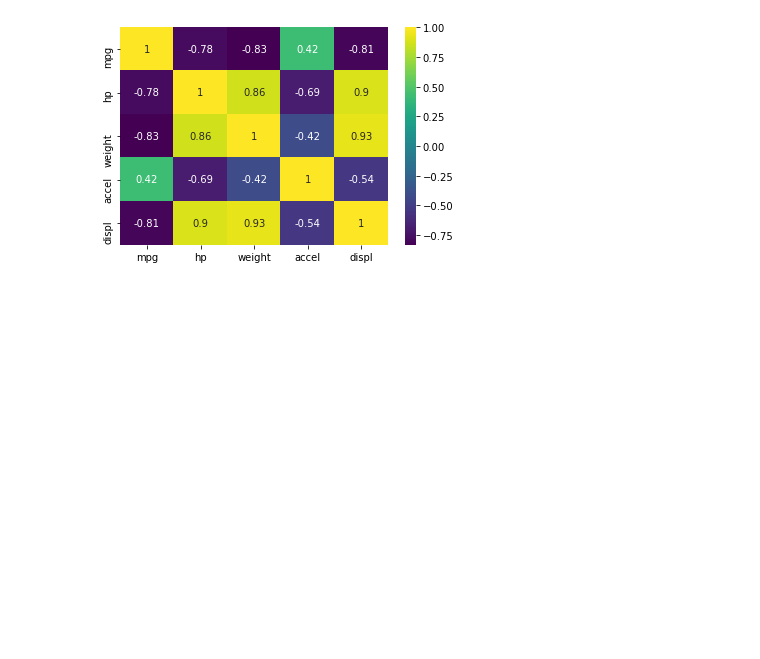
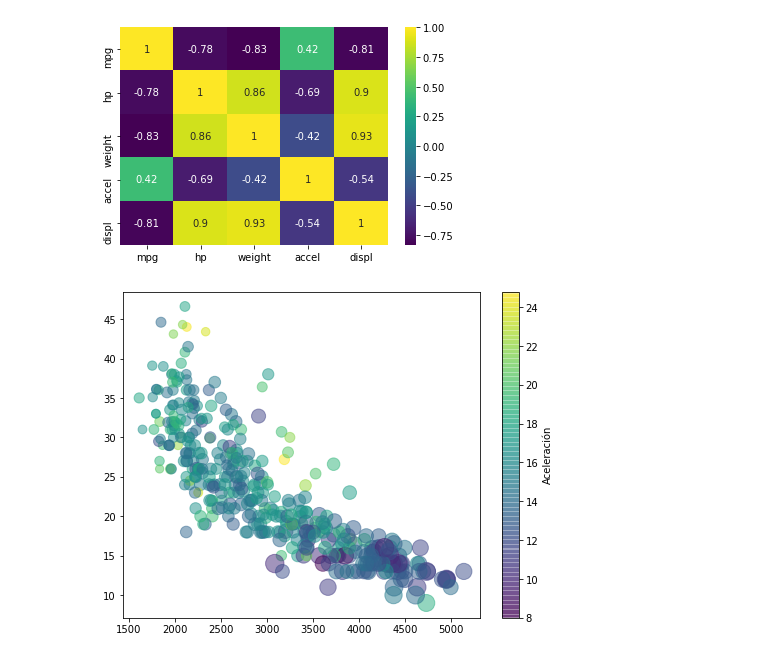
Before and after one commit to OPALO-ESTADISTICA/Estadistica, a Jupyter notebook: Visualización/Visualización_3.ipynb, the cells around one changed output. Saved outputs shown, nothing was run; the diff lists cells and outputs as text; code cells hidden in the pictures; blank space fills up the shorter version.

```diff
--- a/Visualización/Visualización_3.ipynb
+++ b/Visualización/Visualización_3.ipynb
@@ -143,3 +144,10 @@ sns.heatmap(corr_matrix, annot=True, cmap="viridis")
 plt.show()
 # %% [output]
 [figure]
+# %%
+plt.figure(figsize=(8,6))
+plt.scatter(df["weight"], df["mpg"], c=df["accel"], s=(df["hp"]*1.5), alpha=0.5)
+plt.colorbar(label="Aceleración")
+plt.show()
+# %% [output]
+[figure, added]
```
Also changed, not shown: parts of 2 cells of this notebook, 2 other files.
